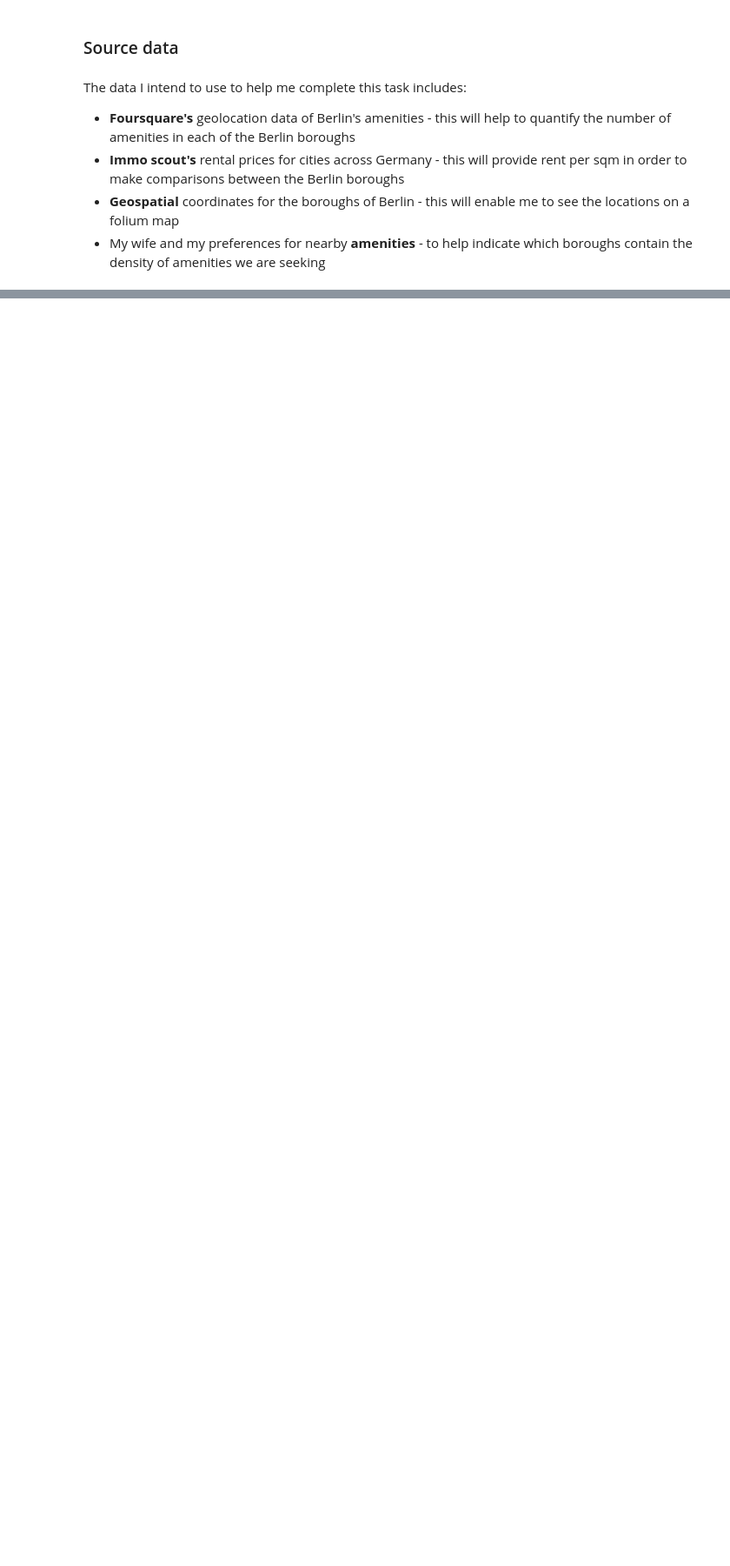
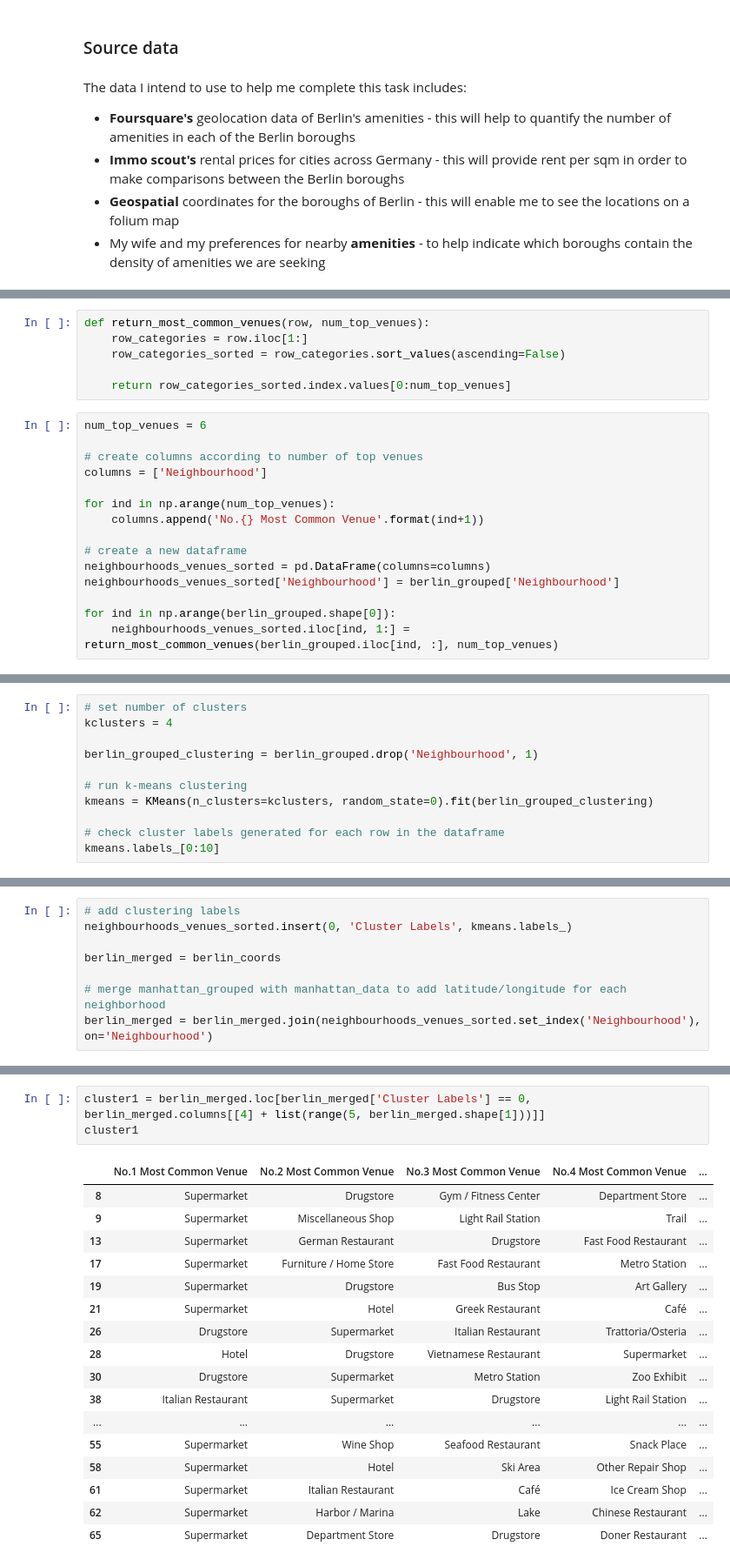
Before and after one commit to IanCarrier/Coursera_Capstone, a Jupyter notebook: scripts/Berlin.ipynb, the cells around one changed output, grey strips where cells are left out. Shown at 87% size. Drawn from its saved outputs; the diff is of its cells as text; blank space fills up the shorter version.

```diff
--- a/scripts/Berlin.ipynb
+++ b/scripts/Berlin.ipynb
@@ -12,0 +213,21 @@ The data I intend to use to help me complete this task includes:
+# %%
+def return_most_common_venues(row, num_top_venues):
+    row_categories = row.iloc[1:]
+    row_categories_sorted = row_categories.sort_values(ascending=False)
+
+    return row_categories_sorted.index.values[0:num_top_venues]
+# %%
+num_top_venues = 6
+
+# create columns according to number of top venues
+columns = ['Neighbourhood']
+
+for ind in np.arange(num_top_venues):
+    columns.append('No.{} Most Common Venue'.format(ind+1))
+
+# create a new dataframe
+neighbourhoods_venues_sorted = pd.DataFrame(columns=columns)
+neighbourhoods_venues_sorted['Neighbourhood'] = berlin_grouped['Neighbourhood']
+
+for ind in np.arange(berlin_grouped.shape[0]):
+    neighbourhoods_venues_sorted.iloc[ind, 1:] = return_most_common_venues(berlin_grouped.iloc[ind, :], num_top_venues)
@@ -12,0 +236,11 @@ The data I intend to use to help me complete this task includes:
+# %%
+# set number of clusters
+kclusters = 4
+
+berlin_grouped_clustering = berlin_grouped.drop('Neighbourhood', 1)
+
+# run k-means clustering
+kmeans = KMeans(n_clusters=kclusters, random_state=0).fit(berlin_grouped_clustering)
+
+# check cluster labels generated for each row in the dataframe
+kmeans.labels_[0:10]
@@ -12,0 +249,8 @@ The data I intend to use to help me complete this task includes:
+# %%
+# add clustering labels
+neighbourhoods_venues_sorted.insert(0, 'Cluster Labels', kmeans.labels_)
+
+berlin_merged = berlin_coords
+
+# merge manhattan_grouped with manhattan_data to add latitude/longitude for each neighborhood
+berlin_merged = berlin_merged.join(neighbourhoods_venues_sorted.set_index('Neighbourhood'), on='Neighbourhood')
@@ -12,0 +285,21 @@ The data I intend to use to help me complete this task includes:
+# %%
+cluster1 = berlin_merged.loc[berlin_merged['Cluster Labels'] == 0, berlin_merged.columns[[4] + list(range(5, berlin_merged.shape[1]))]]
+cluster1
+# %% [output]
+|  | No.1 Most Common Venue | No.2 Most Common Venue | No.3 Most Common Venue | No.4 Most Common Venue | ... |
+| 8 | Supermarket | Drugstore | Gym / Fitness Center | Department Store | ... |
+| 9 | Supermarket | Miscellaneous Shop | Light Rail Station | Trail | ... |
+| 13 | Supermarket | German Restaurant | Drugstore | Fast Food Restaurant | ... |
+| 17 | Supermarket | Furniture / Home Store | Fast Food Restaurant | Metro Station | ... |
+| 19 | Supermarket | Drugstore | Bus Stop | Art Gallery | ... |
+| 21 | Supermarket | Hotel | Greek Restaurant | Café | ... |
+| 26 | Drugstore | Supermarket | Italian Restaurant | Trattoria/Osteria | ... |
+| 28 | Hotel | Drugstore | Vietnamese Restaurant | Supermarket | ... |
+| 30 | Drugstore | Supermarket | Metro Station | Zoo Exhibit | ... |
+| 38 | Italian Restaurant | Supermarket | Drugstore | Light Rail Station | ... |
+| ... | ... | ... | ... | ... | ... |
+| 55 | Supermarket | Wine Shop | Seafood Restaurant | Snack Place | ... |
+| 58 | Supermarket | Hotel | Ski Area | Other Repair Shop | ... |
+| 61 | Supermarket | Italian Restaurant | Café | Ice Cream Shop | ... |
+| 62 | Supermarket | Harbor / Marina | Lake | Chinese Restaurant | ... |
+| 65 | Supermarket | Department Store | Drugstore | Doner Restaurant | ... |
```
Also changed, not shown: parts of 35 cells of this notebook.
